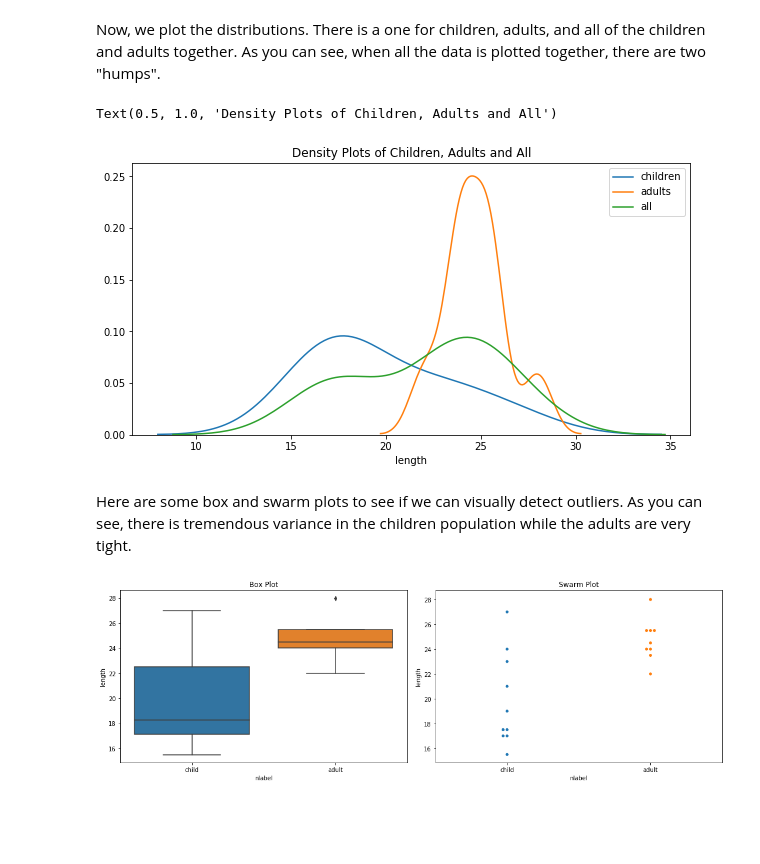
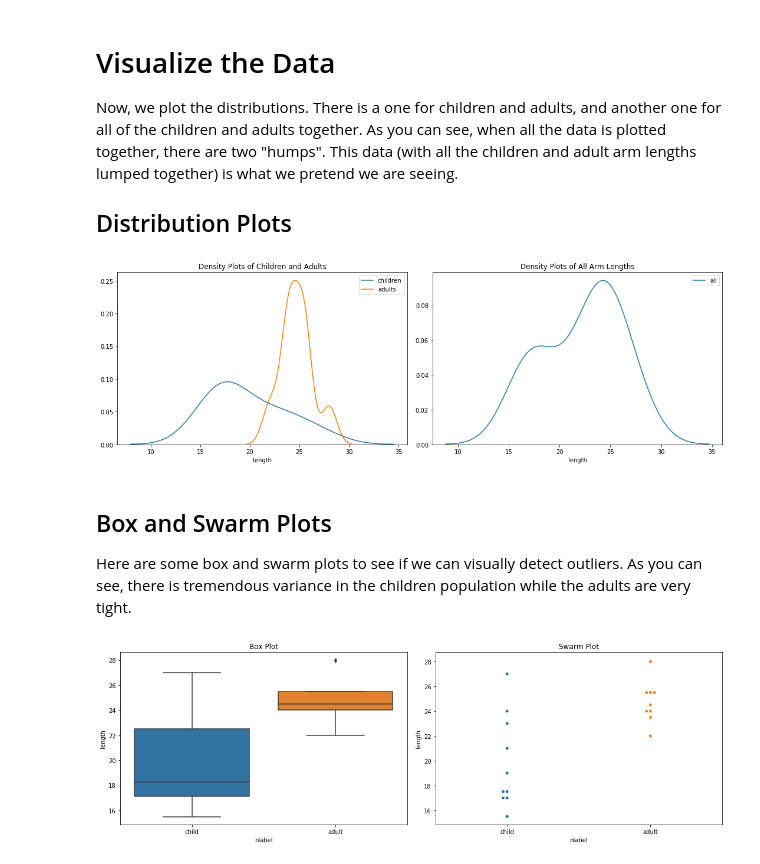
Before and after one commit to oneoffcoder/jupyter, a Jupyter notebook: data-science/gmm.ipynb, the cells around one changed output. Drawn from its saved outputs; the diff is of its cells as text; code cells hidden in the pictures; blank space fills up the shorter version.

```diff
--- a/data-science/gmm.ipynb
+++ b/data-science/gmm.ipynb
@@ -58,20 +58,28 @@ df
 # %% [markdown]
-Now, we plot the distributions. There is a one for children, adults, and all of the children and adults together. As you can see, when all the data is plotted together, there are two "humps".
+# Visualize the Data
+
+Now, we plot the distributions. There is a one for children and adults, and another one for all of the children and adults together. As you can see, when all the data is plotted together, there are two "humps". This data (with all the children and adult arm lengths lumped together) is what we pretend we are seeing.
+
+## Distribution Plots
 # %%
 %matplotlib inline
 import seaborn as sns
 import matplotlib.pyplot as plt
 
-fig, ax = plt.subplots(figsize=(10, 5))
+fig, (ax1, ax2) = plt.subplots(1, 2, figsize=(15, 5))
 
-sns.distplot(df[df['label'] == 0]['length'], label='children', hist=False)
-sns.distplot(df[df['label'] == 1]['length'], label='adults', hist=False)
-sns.distplot(df['length'], label='all', hist=False)
-ax.set_title('Density Plots of Children, Adults and All')
+sns.distplot(df[df['label'] == 0]['length'], label='children', hist=False, ax=ax1)
+sns.distplot(df[df['label'] == 1]['length'], label='adults', hist=False, ax=ax1)
+sns.distplot(df['length'], label='all', hist=False, ax=ax2)
+ax1.set_title('Density Plots of Children and Adults')
+ax2.set_title('Density Plots of All Arm Lengths')
+
+plt.tight_layout()
 # %% [output]
-Text(0.5, 1.0, 'Density Plots of Children, Adults and All')
-[figure, old version]
+[figure, new version]
 # %% [markdown]
+## Box and Swarm Plots
+
 Here are some box and swarm plots to see if we can visually detect outliers. As you can see, there is tremendous variance in the children population while the adults are very tight.
 # %%
 fig, ax = plt.subplots(1, 2, figsize=(15, 5))
```
Also changed, not shown: parts of 21 cells of this notebook.
